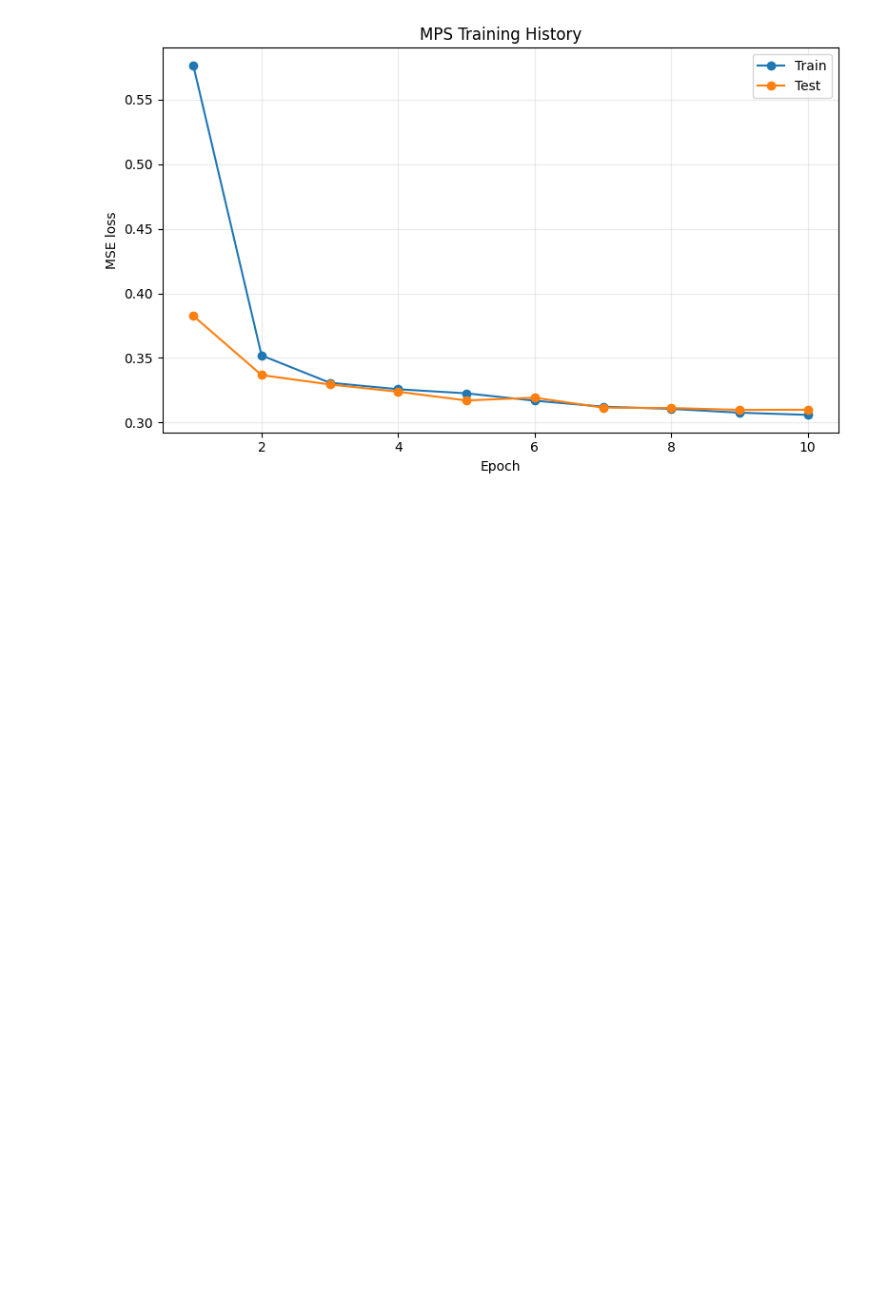
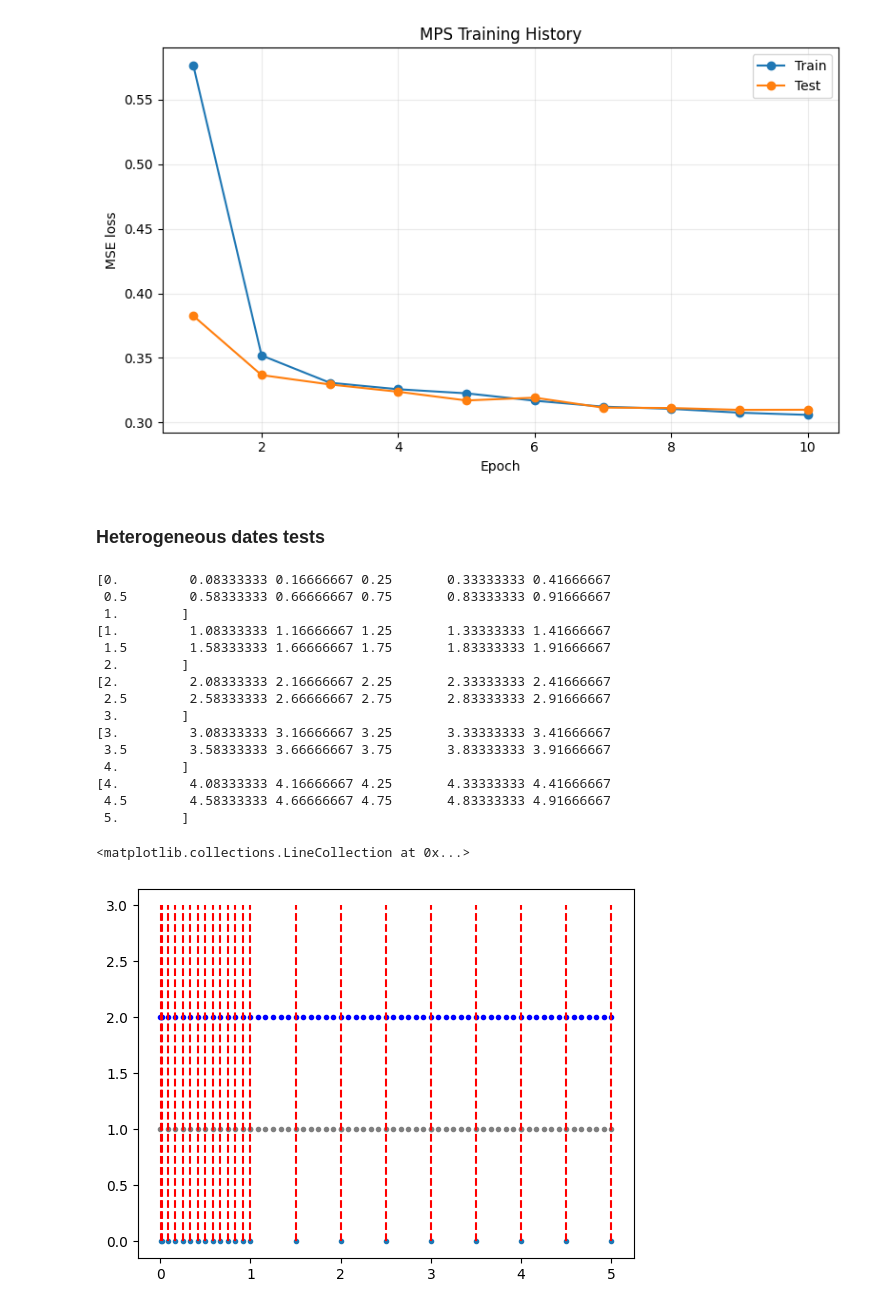
Before and after one commit to Lolillosky/PHD_CVA, a Jupyter notebook: NOTEBOOKS/PaperNotebooks/Model_tests.ipynb, the cells around one changed output. Saved outputs shown, nothing was run; the diff lists cells and outputs as text; code cells hidden in the pictures; blank space fills up the shorter version.

Commit message:
In the process of generalizing dates. Unfinished

```diff
--- a/NOTEBOOKS/PaperNotebooks/Model_tests.ipynb
+++ b/NOTEBOOKS/PaperNotebooks/Model_tests.ipynb
@@ -433,3 +410,50 @@ else:
 # %% [output]
 [figure]
 [figure]
+# %% [markdown]
+### Heterogeneous dates tests
+# %%
+from cashflows import geometric_basket_asian_cashflows
+
+
+CCR_dates = np.concat([np.array([1/360, 7/360]), np.arange(1/12, 1, 1/12), np.arange(1, 5.5, 0.5)])
+
+plt.plot(CCR_dates, np.zeros_like(CCR_dates), '.')
+
+cash_flow_objects = []
+cf_dates = []
+
+for i in range(5):
+
+    cash_flow_objects.append(geometric_basket_asian_cashflows(5, i, i+1, enums.DateFrequency.MONTHLY,
+                            False, 1.0, True, 'cpu', torch.float32))
+    cash_flow_objects[-1].get_product_dates()
+
+    print(cash_flow_objects[-1].get_product_dates())
+
+    cf_dates.append(cash_flow_objects[-1].get_product_dates())
+    plt.plot(cash_flow_objects[-1].get_product_dates(), 1.0 + np.zeros_like(cash_flow_objects[-1].get_product_dates()), '.', color = 'grey')
+
+simulation_dates = build_simulation_date_grid(CCR_dates,cf_dates)
+
+plt.plot(simulation_dates['simulation_dates'], 2+ np.zeros_like(simulation_dates['simulation_dates']), '.', color = 'blue')
+
+plt.vlines(CCR_dates, 0, 3, colors='red', linestyles='dashed')
+# %% [output]
+[0.         0.08333333 0.16666667 0.25       0.33333333 0.41666667
+ 0.5        0.58333333 0.66666667 0.75       0.83333333 0.91666667
+ 1.        ]
+[1.         1.08333333 1.16666667 1.25       1.33333333 1.41666667
+ 1.5        1.58333333 1.66666667 1.75       1.83333333 1.91666667
+ 2.        ]
+[2.         2.08333333 2.16666667 2.25       2.33333333 2.41666667
+ 2.5        2.58333333 2.66666667 2.75       2.83333333 2.91666667
+ 3.        ]
+[3.         3.08333333 3.16666667 3.25       3.33333333 3.41666667
+ 3.5        3.58333333 3.66666667 3.75       3.83333333 3.91666667
+ 4.        ]
+[4.         4.08333333 4.16666667 4.25       4.33333333 4.41666667
+ 4.5        4.58333333 4.66666667 4.75       4.83333333 4.91666667
+ 5.        ]
+<matplotlib.collections.LineCollection at 0x...>
+[figure, added]
```
Also changed, not shown: parts of 3 cells of this notebook, 3 other files.
